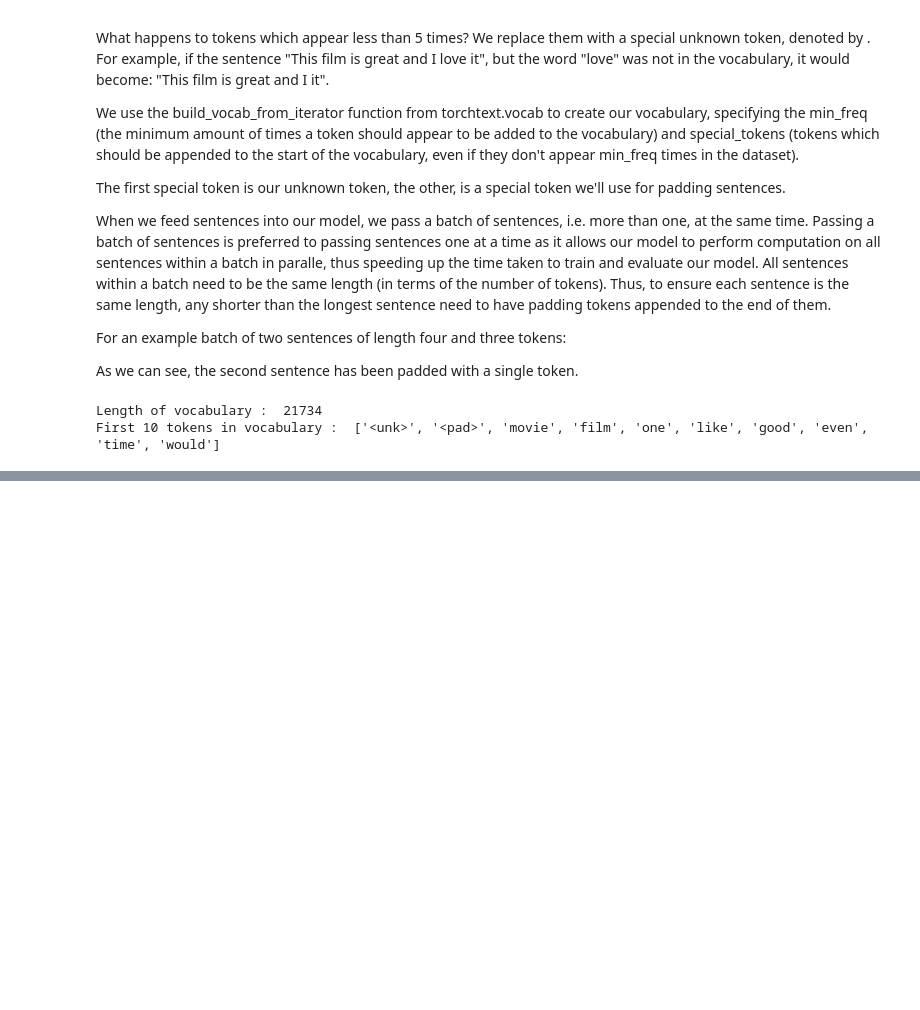
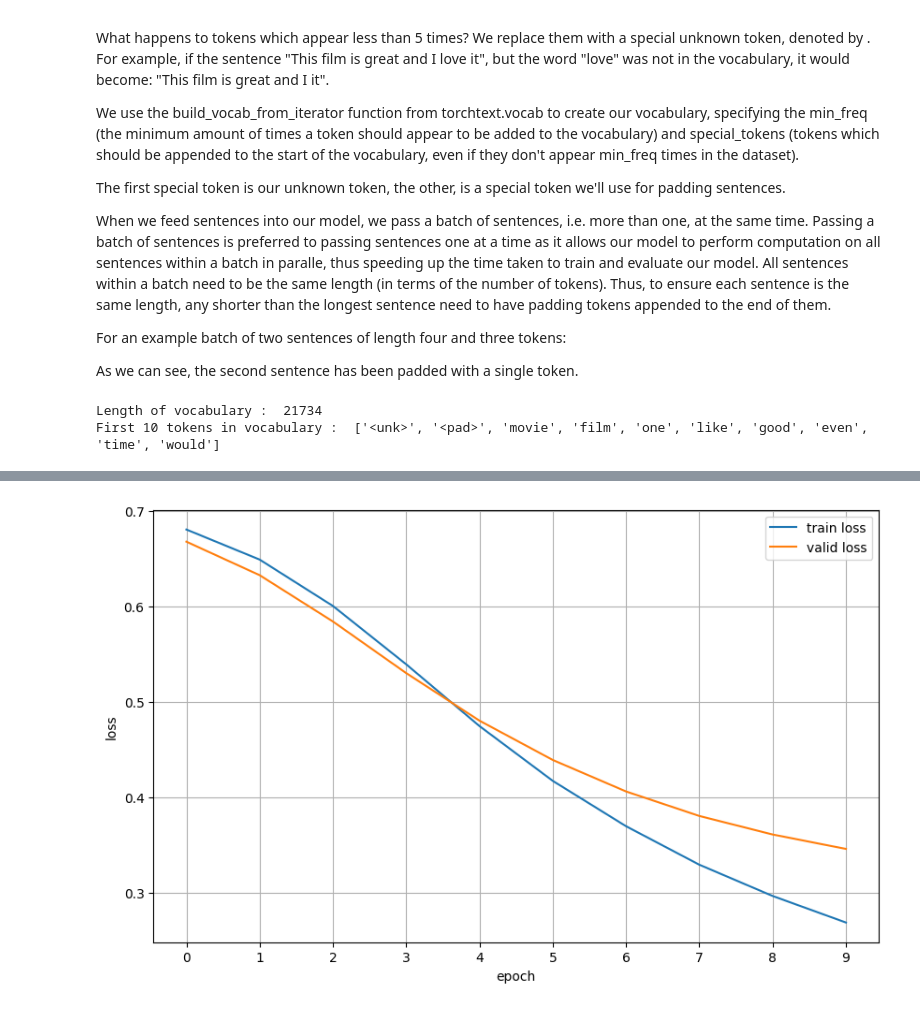
Before and after one commit to yuvraaj2002/NLP_Using_Pytorch, a Jupyter notebook: Sentiment_Analysis/Neural_BOW.ipynb, the cells around one changed output, grey strips where cells are left out. Saved outputs shown, nothing was run; the diff lists cells and outputs as text; code cells hidden in the pictures; blank space fills up the shorter version.

Commit message:
Completed model training

```diff
--- a/Sentiment_Analysis/Neural_BOW.ipynb
+++ b/Sentiment_Analysis/Neural_BOW.ipynb
@@ -190,0 +305,4 @@ First 10 tokens in vocabulary :  ['<unk>', '<pad>', 'movie', 'film', 'one', 'lik
+# %%
+train_data_loader = get_data_loader(train_data, batch_size, pad_index, shuffle=True)
+valid_data_loader = get_data_loader(valid_data, batch_size, pad_index)
+test_data_loader = get_data_loader(test_data, batch_size, pad_index)
@@ -190,0 +379,10 @@ First 10 tokens in vocabulary :  ['<unk>', '<pad>', 'movie', 'film', 'one', 'lik
+# %%
+model = model.to(device)
+criterion = criterion.to(device)
+# %%
+def get_accuracy(prediction, label):
+    batch_size, _ = prediction.shape
+    predicted_classes = prediction.argmax(dim=-1)
+    correct_predictions = predicted_classes.eq(label).sum()
+    accuracy = correct_predictions / batch_size
+    return accuracy
@@ -190,0 +423,21 @@ First 10 tokens in vocabulary :  ['<unk>', '<pad>', 'movie', 'film', 'one', 'lik
+# %%
+n_epochs = 10
+best_valid_loss = float("inf")
+
+metrics = collections.defaultdict(list)
+
+for epoch in range(n_epochs):
+    train_loss, train_acc = train(
+        train_data_loader, model, criterion, optimizer, device
+    )
+    valid_loss, valid_acc = evaluate(valid_data_loader, model, criterion, device)
+    metrics["train_losses"].append(train_loss)
+    metrics["train_accs"].append(train_acc)
+    metrics["valid_losses"].append(valid_loss)
+    metrics["valid_accs"].append(valid_acc)
+    if valid_loss < best_valid_loss:
+        best_valid_loss = valid_loss
+        torch.save(model.state_dict(), "nbow.pt")
+    print(f"epoch: {epoch}")
+    print(f"train_loss: {train_loss:.3f}, train_acc: {train_acc:.3f}")
+    print(f"valid_loss: {valid_loss:.3f}, valid_acc: {valid_acc:.3f}")
@@ -190,0 +475,12 @@ First 10 tokens in vocabulary :  ['<unk>', '<pad>', 'movie', 'film', 'one', 'lik
+# %%
+fig = plt.figure(figsize=(10, 6))
+ax = fig.add_subplot(1, 1, 1)
+ax.plot(metrics["train_losses"], label="train loss")
+ax.plot(metrics["valid_losses"], label="valid loss")
+ax.set_xlabel("epoch")
+ax.set_ylabel("loss")
+ax.set_xticks(range(n_epochs))
+ax.legend()
+ax.grid()
+# %% [output]
+[figure, added]
```
Also changed, not shown: parts of 33 cells of this notebook.
